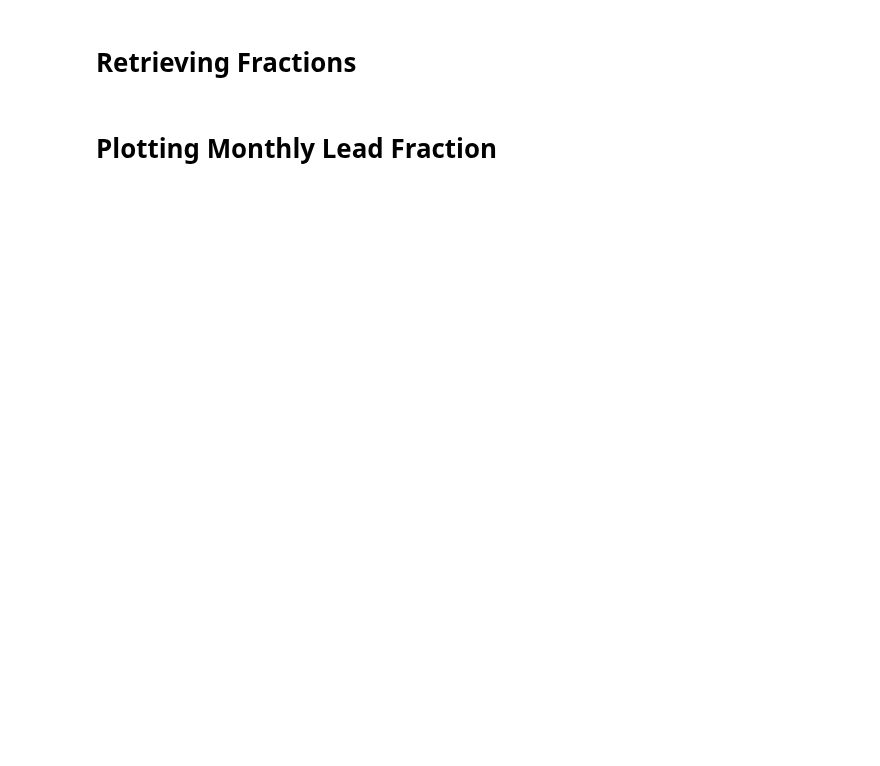
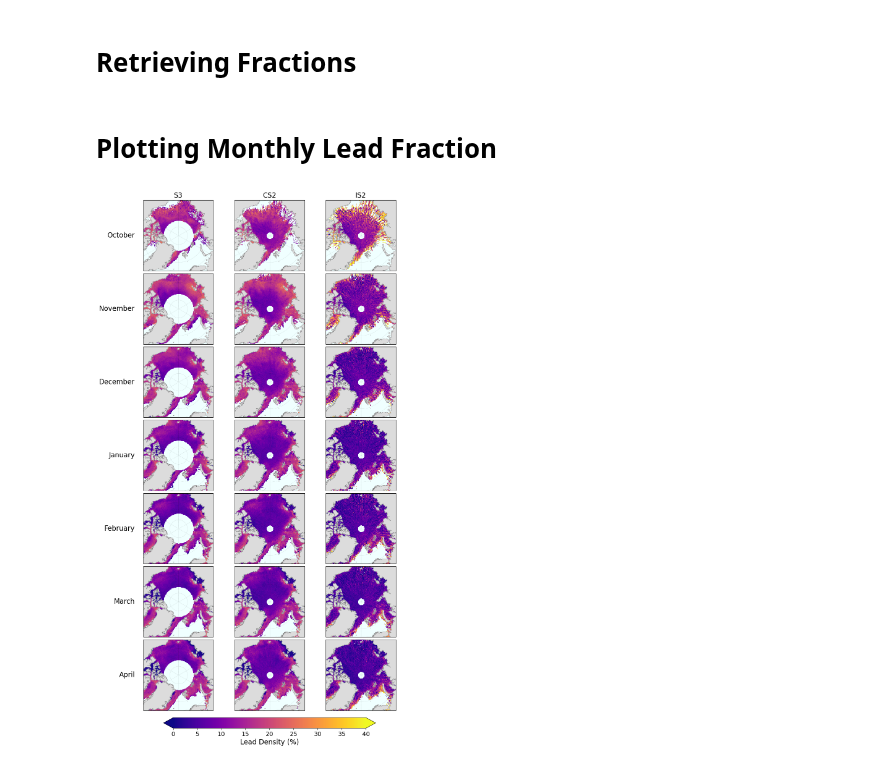
Before and after one commit to amy-swiggs/Arctic_Lead_Density_AES, a Jupyter notebook: Scripts/Fig2.ipynb, the cells around one changed output. Saved outputs shown, nothing was run; the diff lists cells and outputs as text; code cells hidden in the pictures; blank space fills up the shorter version.

Commit message:
Revising figures

```diff
--- a/Scripts/Fig2.ipynb
+++ b/Scripts/Fig2.ipynb
@@ -135,54 +126,56 @@ lead_datasets = {0: s3_monthly_lead_fractions,1: cs2_monthly_lead_fractions,
                  2: is2_monthly_lead_fractions}
 
 months = ['10', '11', '12', '01', '02', '03', '04']
+dataset_names = ['S3', 'CS2', 'IS2']
+month_names = ['October','November', 'December', 'January', 'February', 'March', 'April']
 
 lead_kwargs = dict(cmap='plasma',transform=map_projection,vmin=0,vmax=40,zorder=1)
 
-fig = plt.figure(figsize=(14, 7), layout='constrained')
-gs = fig.add_gridspec(3, 7)
-ax = np.empty((3, 7), dtype=object)
+fig = plt.figure(figsize=(10, 18), layout='constrained')
+gs = fig.add_gridspec(7, 3)
+ax = np.empty((7, 3), dtype=object)
 
-for row in range(3):
-    for col in range(7):
-        ax[row, col] = fig.add_subplot(gs[row, col], projection=map_projection)
+for row in range(7):
+    for col in range(3):
+        ax[row, col] = fig.add_subplot(
+            gs[row, col],
+            projection=map_projection)
 
-for row, data in lead_datasets.items(): # Plot lead ma datasets
-    for col, month in enumerate(months):
+for col, (dataset_idx, data) in enumerate(lead_datasets.items()):
+    for row, month in enumerate(months):
         leads = ax[row, col].pcolormesh(x_grid_centre_25,y_grid_centre_25,
             data[month],**lead_kwargs)
 
 
-cbar = fig.colorbar(leads,ax=ax[2, 0:7] ,location = 'bottom',shrink=0.8,orientation='horizontal', extend='both',
+cbar = fig.colorbar(leads,ax=ax[6, 0:3] ,location = 'bottom',shrink=0.8,orientation='horizontal', extend='both',
                     use_gridspec=True,pad=0.1)
 cbar.ax.tick_params(labelsize=14)
 cbar.set_label('Lead Density (%)', fontsize=16)
 
 
 cs2_lead_colour = '#2D74BE'
 s3_lead_colour = '#489963'
 is2_lead_colour = '#733498'
 
 
 for a in ax.flatten():
     a.coastlines(linewidth=0.2,zorder=2.5)
     a.gridlines(linewidth=0.3, color='k', alpha=0.5, linestyle=':')
     a.add_feature(cartopy.feature.LAND, color=('gainsboro'), edgecolor='black',zorder=2)
     a.add_feature(cartopy.feature.OCEAN, color=('azure'),edgecolor='black',zorder=0)
     a.set_extent([-180, 180, 90, 70], ccrs.PlateCarree())
 
 
-ax[0,0].set_title('October',fontsize=16)
-ax[0,1].set_title('November',fontsize=16)
-ax[0,2].set_title('December',fontsize=16)
-ax[0,3].set_title('January',fontsize=16)
-ax[0,4].set_title('February',fontsize=16)
-ax[0,5].set_title('March',fontsize=16)
-ax[0,6].set_title('April',fontsize=16)
+for row, name in enumerate(month_names):
+    ax[row, 0].text(-0.12,0.5,name,transform=ax[row, 0].transAxes,
+        fontsize=16,va='center',ha='right')
 
-fig.text(-0.02,0.81,'S3',fontsize=16)
-fig.text(-0.03,0.54,'CS2',fontsize=16)
-fig.text(-0.02,0.24,'IS2',fontsize=16)
+
+for col, name in enumerate(dataset_names):
+    ax[0, col].set_title(name,fontsize=16)
 
 plt.show()
 
-fig.savefig('/Users/amyswiggs/Desktop/Spring_2026/Arctic_Sea_Surface_Classification/Arctic_Lead_Density_AES/Figures/Fig2.png',dpi=300,bbox_inches="tight")
+fig.savefig('/Users/amyswiggs/Desktop/Spring_2026/Arctic_Sea_Surface_Classification/Arctic_Lead_Density_AES/Resubmission_Figures/Fig2.png',dpi=300,bbox_inches="tight")
+# %% [output]
+[figure, added]
```
Also changed, not shown: parts of 1 cell of this notebook, 15 other files.
